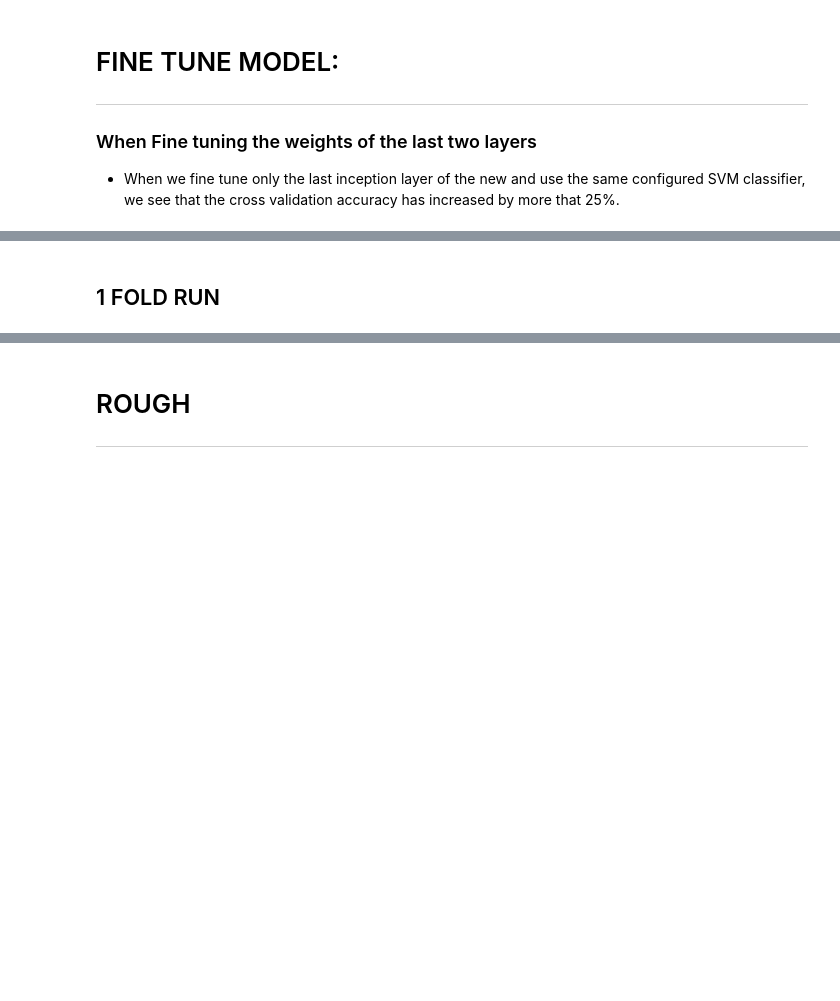
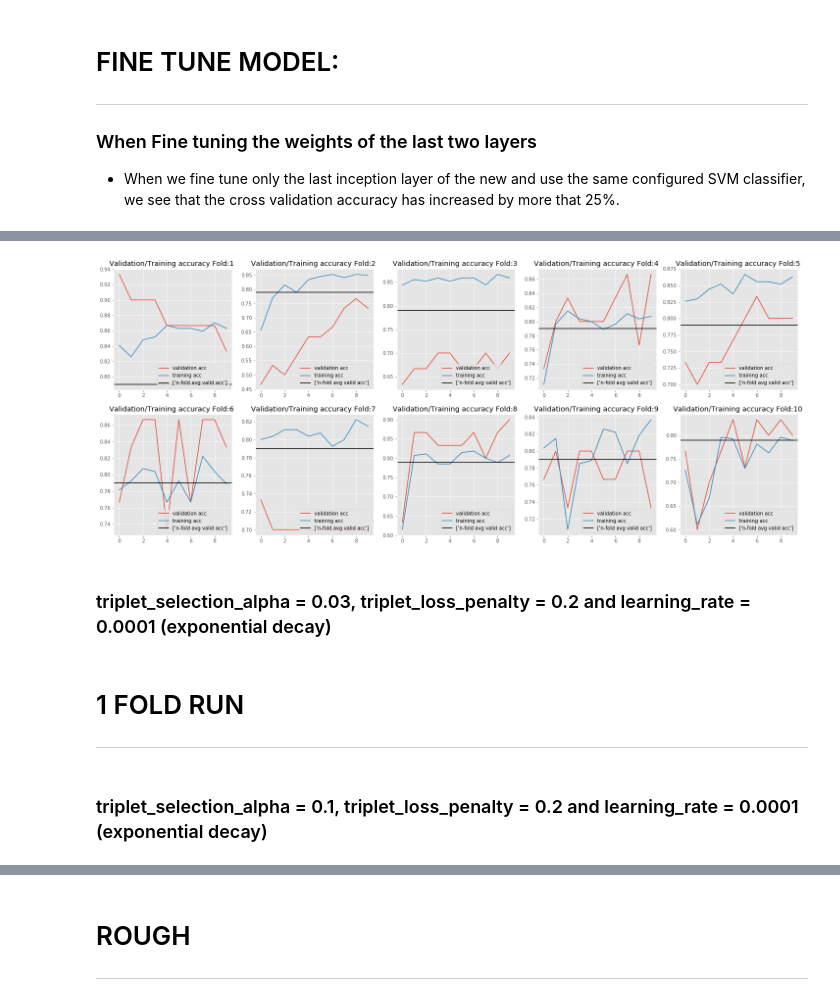
Before and after one commit to Sardhendu/DeepFaceRecognition, a Jupyter notebook: Recognition.ipynb, the cells around one changed output, grey strips where cells are left out. Drawn from its saved outputs; the diff is of its cells as text; code cells hidden in the pictures; blank space fills up the shorter version.

```diff
--- a/Recognition.ipynb
+++ b/Recognition.ipynb
@@ -520,0 +646,10 @@ class Execute():
+# %%
+hyper_params =  dict(learning_rate_override = 0.0001,
+                     use_checkpoint = False,
+                     save_for_analysis = True,
+                     how_many_folds = 10,
+                     numEpochs = 10,
+                     which_eopch_to_save = [5,8,9,10])
+
+objExec = Execute(myNet=myNet, embeddingType='finetune', hyper_params=hyper_params)
+tr_acc_avg, cv_acc_avg, tr_acc_dict, cv_acc_dict = objExec.run(weightsIN=deepcopy(moduleWeightDict))
@@ -520,0 +680,8 @@ class Execute():
+# %%
+rows = 2
+columns = 5
+vizualize(cv_acc_dict, tr_acc_dict, meanValidAcc=cv_acc_avg, rows=rows, columns=columns, figsize=(5*columns, 5*rows))
+# %% [output]
+[figure, added]
+# %% [markdown]
+### triplet_selection_alpha = 0.03, triplet_loss_penalty = 0.2 and learning_rate = 0.0001 (exponential decay)
@@ -521,3 +702,6 @@ class Execute():
 # %% [markdown]
-## 1 FOLD RUN
+# 1 FOLD RUN
+-----------
+# %% [markdown]
+### triplet_selection_alpha = 0.1, triplet_loss_penalty = 0.2 and learning_rate = 0.0001 (exponential decay)
 # %%
```
Also changed, not shown: parts of 33 cells of this notebook, 7 other files.
